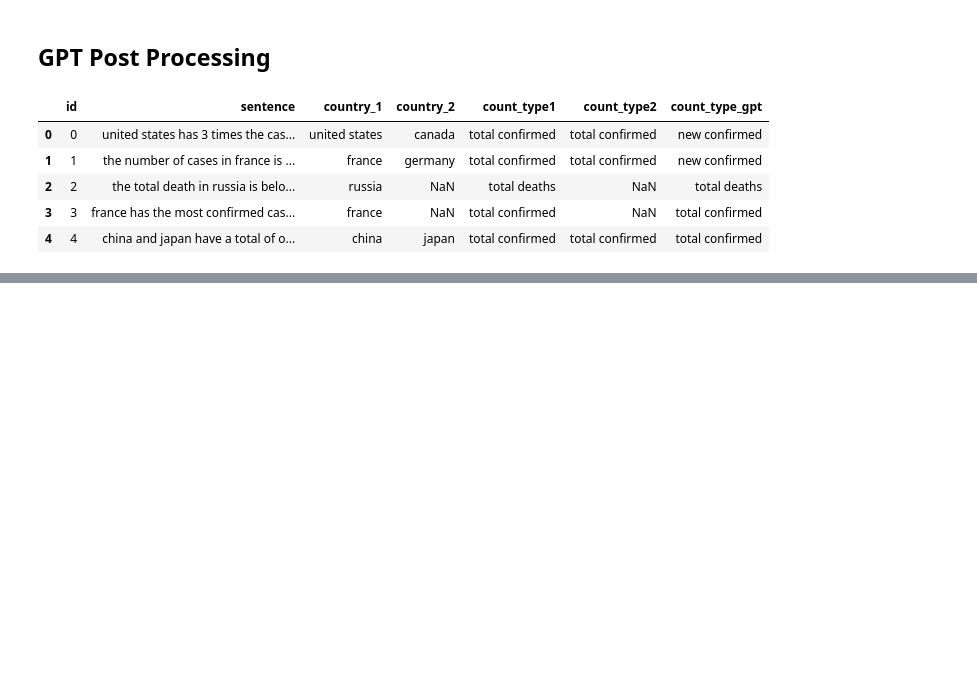
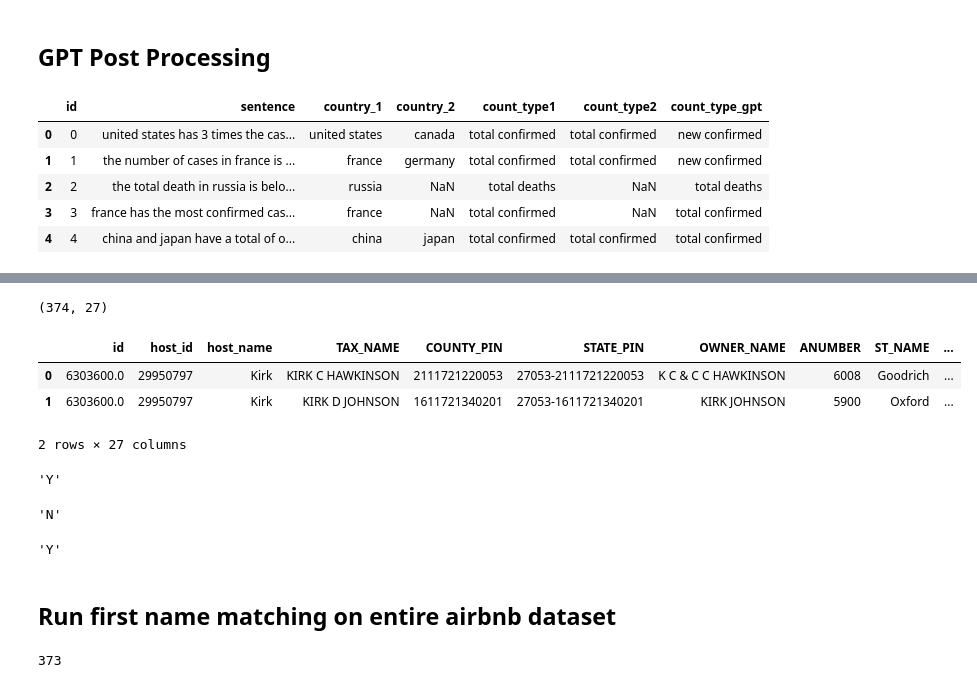
Before and after one commit to sullivannicole/simplER, a Jupyter notebook: simplER_GPT.ipynb, the cells around one changed output, grey strips where cells are left out. Cells and saved outputs as stored; diff of their text form; code cells hidden in the pictures; blank space fills up the shorter version.

Commit message:
airbnb GPT results

```diff
--- a/simplER_GPT.ipynb
+++ b/simplER_GPT.ipynb
@@ -355,0 +355,13 @@ covid_df.head()
+# %%
+airbnb_df = pd.read_csv('data/slp_matched_1to_n.csv')
+# %%
+airbnb_df.shape
+# %% [output]
+(374, 27)
+# %%
+airbnb_df.head(2)
+# %% [output]
+|  | id | host_id | host_name | TAX_NAME | COUNTY_PIN | STATE_PIN | OWNER_NAME | ANUMBER | ST_NAME | ... |
+| 0 | 6303600.0 | 29950797 | Kirk | KIRK C HAWKINSON | 2111721220053 | 27053-2111721220053 | K C & C C HAWKINSON | 6008 | Goodrich | ... |
+| 1 | 6303600.0 | 29950797 | Kirk | KIRK D JOHNSON | 1611721340201 | 27053-1611721340201 | KIRK JOHNSON | 5900 | Oxford | ... |
+2 rows × 27 columns
@@ -355,0 +398,14 @@ covid_df.head()
+# %%
+match_first_name('Mohammed', 'Mohammed Guiga')
+# %% [output]
+'Y'
+# %%
+match_first_name('Mohammed', 'Guiga Mohammed')
+# %% [output]
+'N'
+# %%
+match_first_name('Mohammed', 'MOHAMMED GUIGA')
+# %% [output]
+'Y'
+# %% [markdown]
+## Run first name matching on entire airbnb dataset
@@ -355,0 +418,4 @@ covid_df.head()
+# %%
+total
+# %% [output]
+373
```
Also changed, not shown: parts of 28 cells of this notebook, 2 other files.
